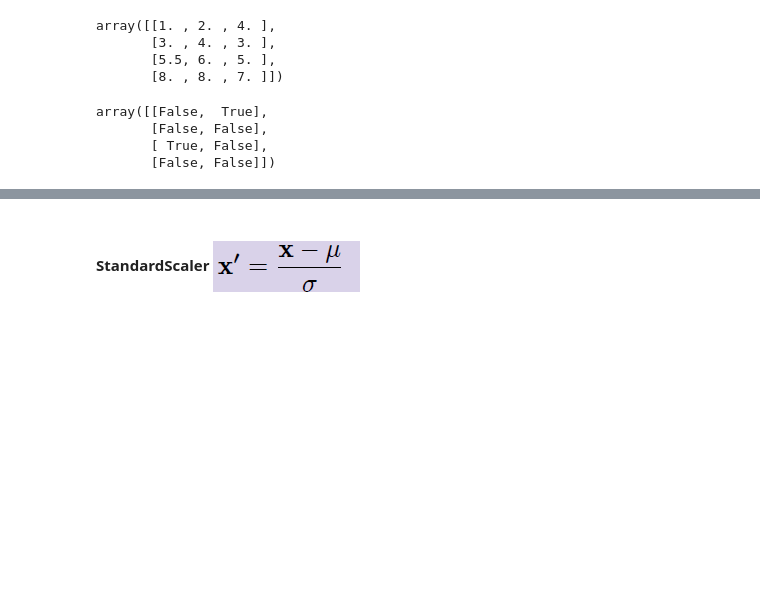
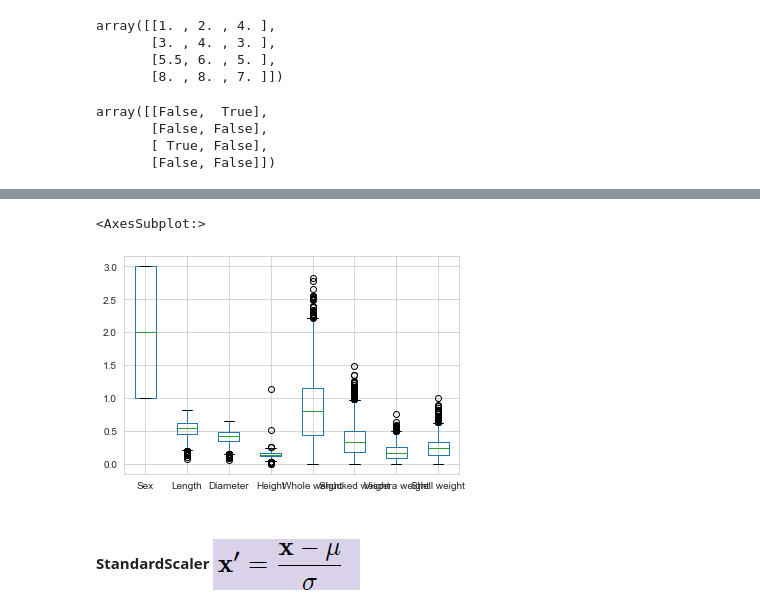
Before and after one commit to ananddotiyer/IIT-M, a Jupyter notebook: My Notes/MLP/Week2.ipynb, the cells around one changed output, grey strips where cells are left out. Saved outputs shown, nothing was run; the diff lists cells and outputs as text; code cells hidden in the pictures; blank space fills up the shorter version.

```diff
--- a/My Notes/MLP/Week2.ipynb
+++ b/My Notes/MLP/Week2.ipynb
@@ -77,3 +244,8 @@ array([[False,  True],
+# %%
+abalone_data.boxplot()
+# %% [output]
+<AxesSubplot:>
+[figure, added]
 # %% [markdown]
 #### StandardScaler ![image.png](attachment:image.png)
 # %%
```
Also changed, not shown: parts of 48 cells of this notebook.
